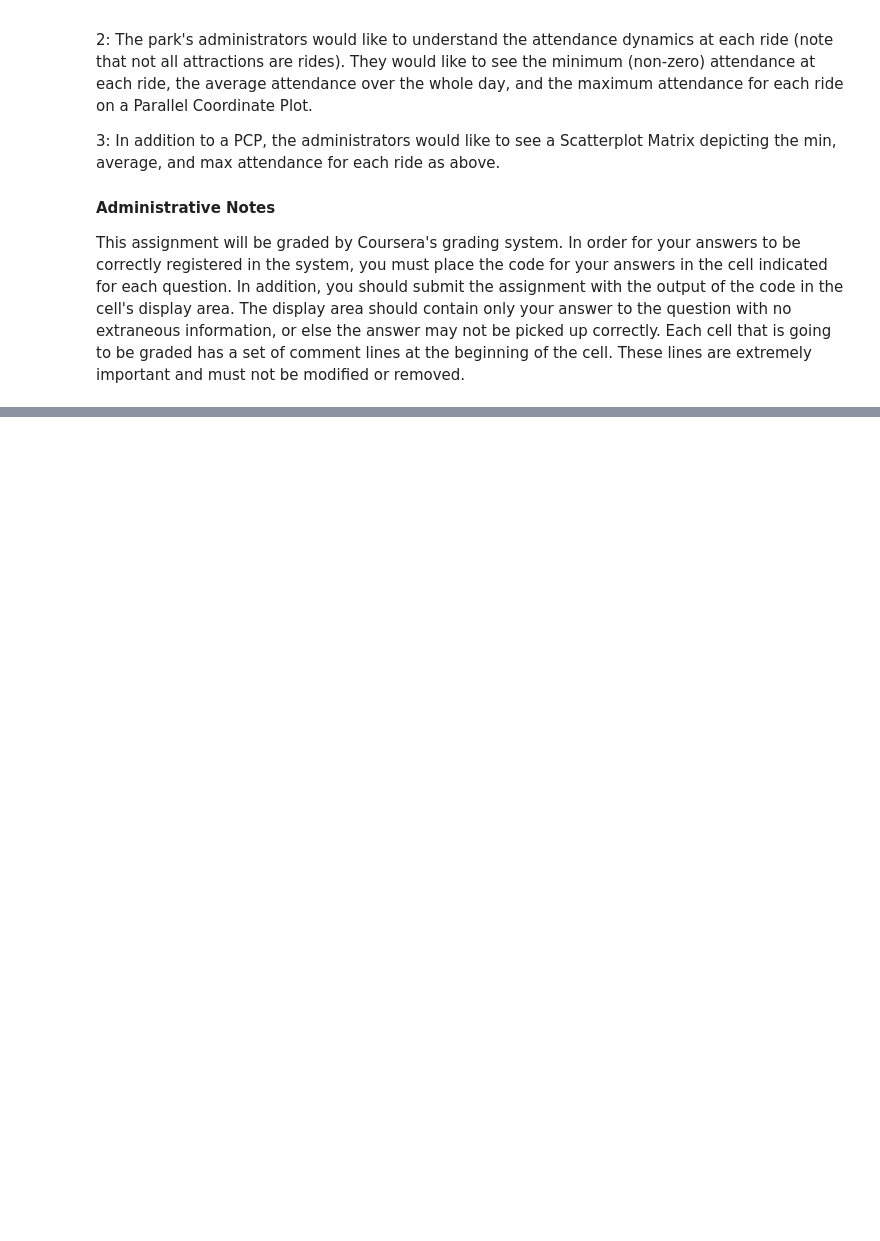
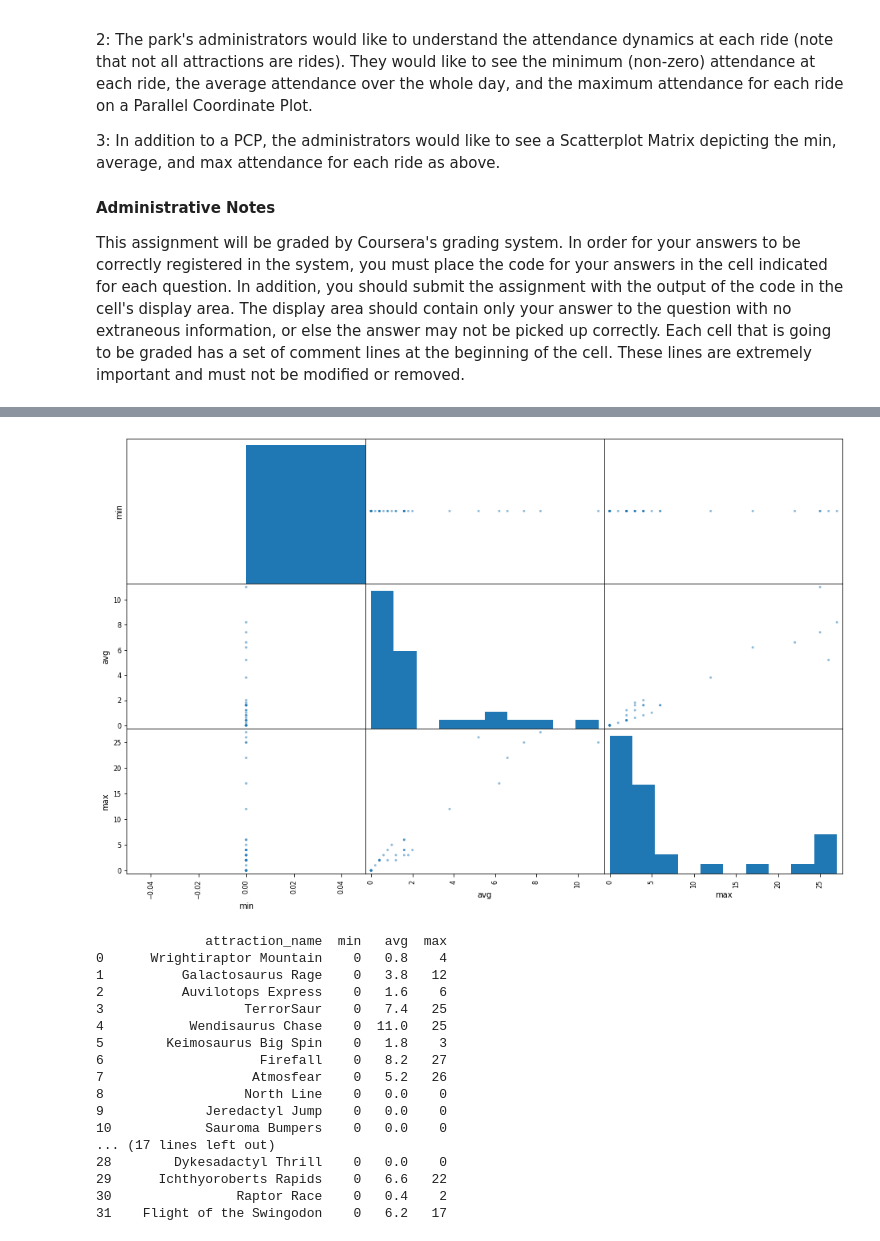
Before and after one commit to claudiordgz/asu-mcs, a Jupyter notebook: CSE578/programming-assignments/Assignment 3.ipynb, the cells around one changed output, grey strips where cells are left out. Cells and saved outputs as stored; diff of their text form; code cells hidden in the pictures; blank space fills up the shorter version.

```diff
--- a/CSE578/programming-assignments/Assignment 3.ipynb
+++ b/CSE578/programming-assignments/Assignment 3.ipynb
@@ -46,7 +138,34 @@ This assignment will be graded by Coursera's grading system. In order for your a
 # %%
 # Graded Cell, PartID: KHoww
 # Create and display a Scatterplot Matrix displaying the minimum, average, and
 # maximum attendance for each ride in the park.
 # Note: This is a different view into the same data as the previous part. While
 # you work on these plots, consider the different things that each chart says
 # about the data.
+
+scatterplot_matrix_data = attractions.filter(['attraction_name','min','avg', 'max'], axis=1)
+scatterplot_matrix_data.reset_index(drop=True, inplace=True)
+
+scatter_matrix(scatterplot_matrix_data, figsize=(16, 10))
+plt.show()
+
+print(scatterplot_matrix_data)
+# %% [output]
+[figure, added]
+              attraction_name  min   avg  max
+0      Wrightiraptor Mountain    0   0.8    4
+1          Galactosaurus Rage    0   3.8   12
+2          Auvilotops Express    0   1.6    6
+3                  TerrorSaur    0   7.4   25
+4           Wendisaurus Chase    0  11.0   25
+5        Keimosaurus Big Spin    0   1.8    3
+6                    Firefall    0   8.2   27
+7                   Atmosfear    0   5.2   26
+8                  North Line    0   0.0    0
+9             Jeredactyl Jump    0   0.0    0
+10            Sauroma Bumpers    0   0.0    0
+... (17 lines left out)
+28        Dykesadactyl Thrill    0   0.0    0
+29      Ichthyoroberts Rapids    0   6.6   22
+30                Raptor Race    0   0.4    2
+31    Flight of the Swingodon    0   6.2   17
```
Also changed, not shown: parts of 4 cells of this notebook.
